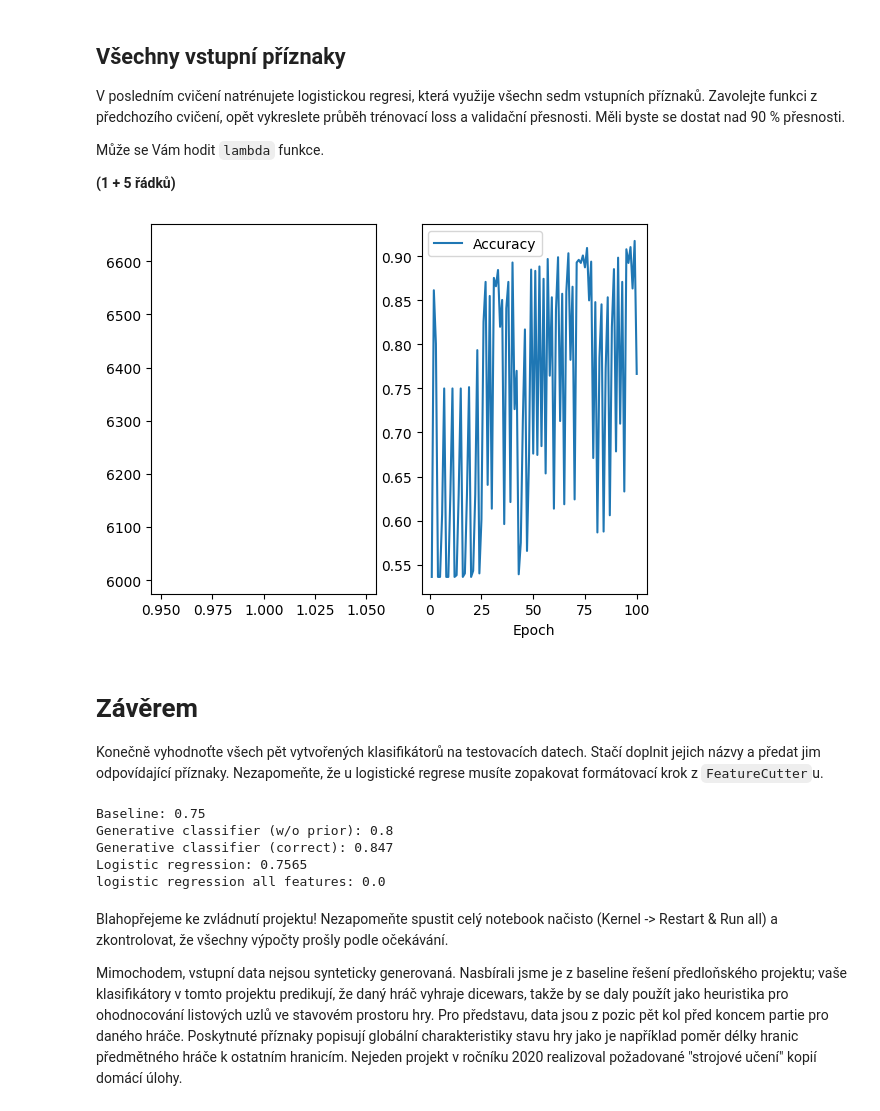
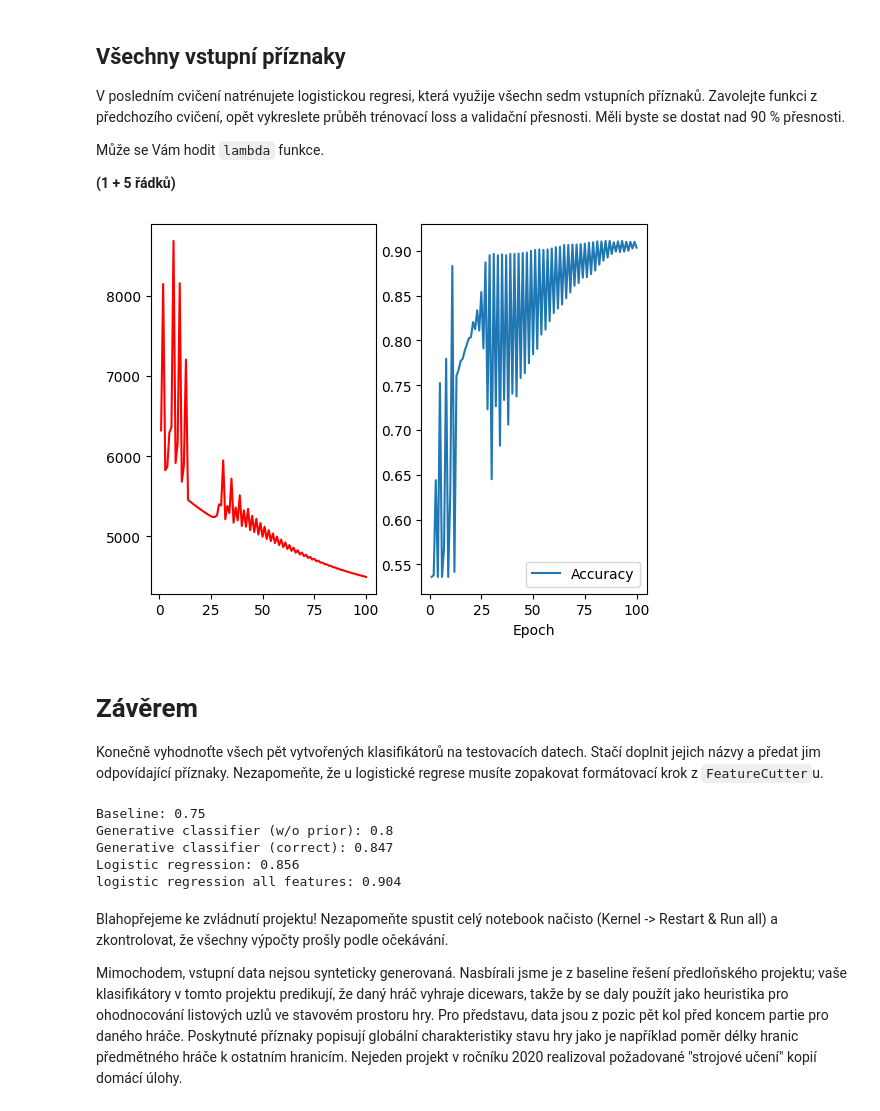
Before and after one commit to MichalPysik/SUI-projects, a Jupyter notebook: 2-classification/zadani.ipynb, the cells around one changed output. Cells and saved outputs as stored; diff of their text form; code cells hidden in the pictures.

```diff
--- a/2-classification/zadani.ipynb
+++ b/2-classification/zadani.ipynb
@@ -346,16 +342,16 @@ Může se Vám hodit `lambda` funkce.
 
 **(1 + 5 řádků)**
 # %%
-disc_full_fea, losses, accuracies = train_logistic_regression(100, 9, train_dataset.xs.shape[1], lambda x : x)
+disc_full_fea, losses, accuracies = train_logistic_regression(100, 0.007, train_dataset.xs.shape[1], lambda x : x)
 
 _, axs = plt.subplots(1, 2)
 axs[0].plot(range(1,len(losses)+1), losses, label='Loss', color='r')
 axs[1].plot(range(1,len(accuracies)+1), accuracies, label='Accuracy')
 plt.xlabel("Epoch")
 plt.legend()
 plt.show()
 # %% [output]
-[figure, old version]
+[figure, new version]
 # %% [markdown]
 # Závěrem
 Konečně vyhodnoťte všech pět vytvořených klasifikátorů na testovacích datech.
@@ -375,8 +371,8 @@ print('logistic regression all features:', evaluate(disc_full_fea, xs_full, targ
 Baseline: 0.75
 Generative classifier (w/o prior): 0.8
 Generative classifier (correct): 0.847
-Logistic regression: 0.7565
-logistic regression all features: 0.0
+Logistic regression: 0.856
+logistic regression all features: 0.904
 # %% [markdown]
 Blahopřejeme ke zvládnutí projektu! Nezapomeňte spustit celý notebook načisto (Kernel -> Restart & Run all) a zkontrolovat, že všechny výpočty prošly podle očekávání.
 
```
Also changed, not shown: parts of 4 cells of this notebook.
